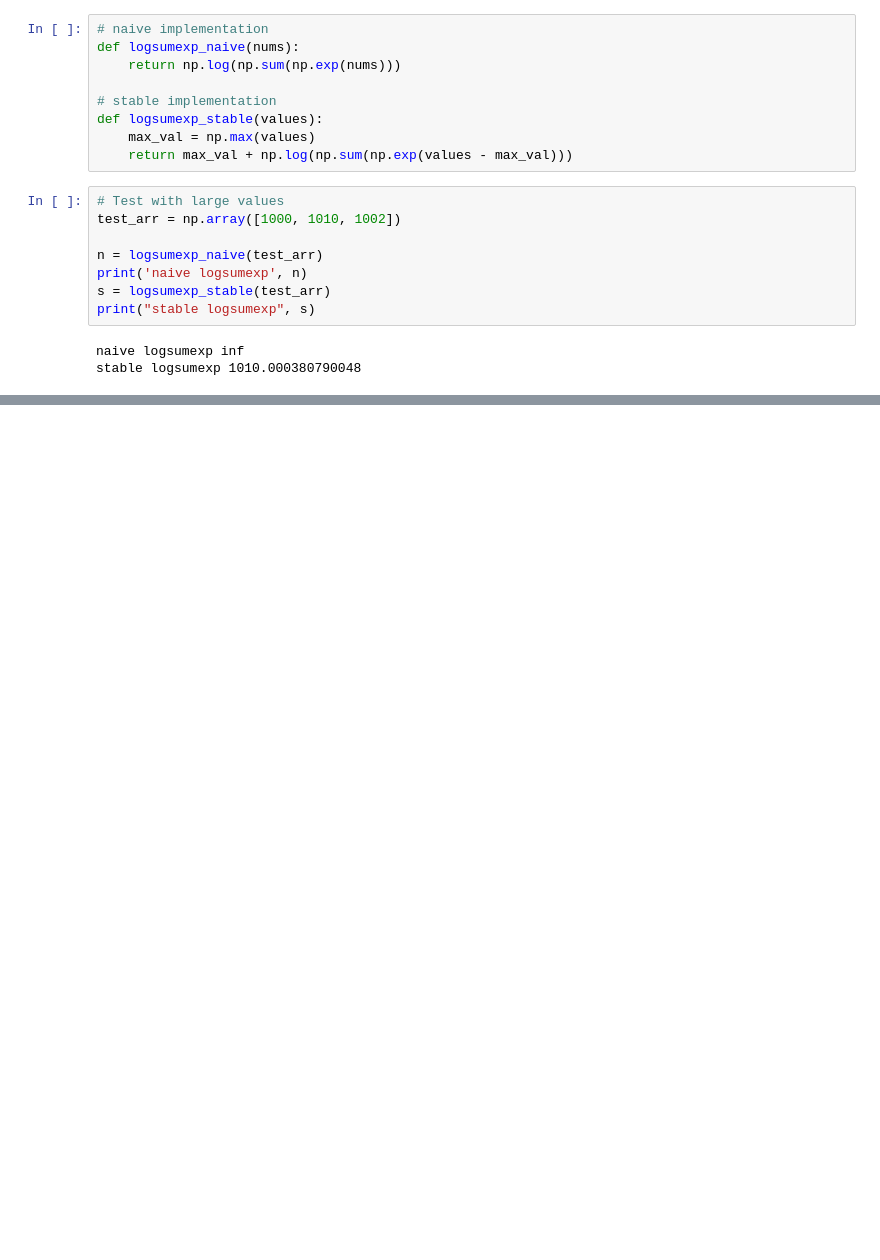
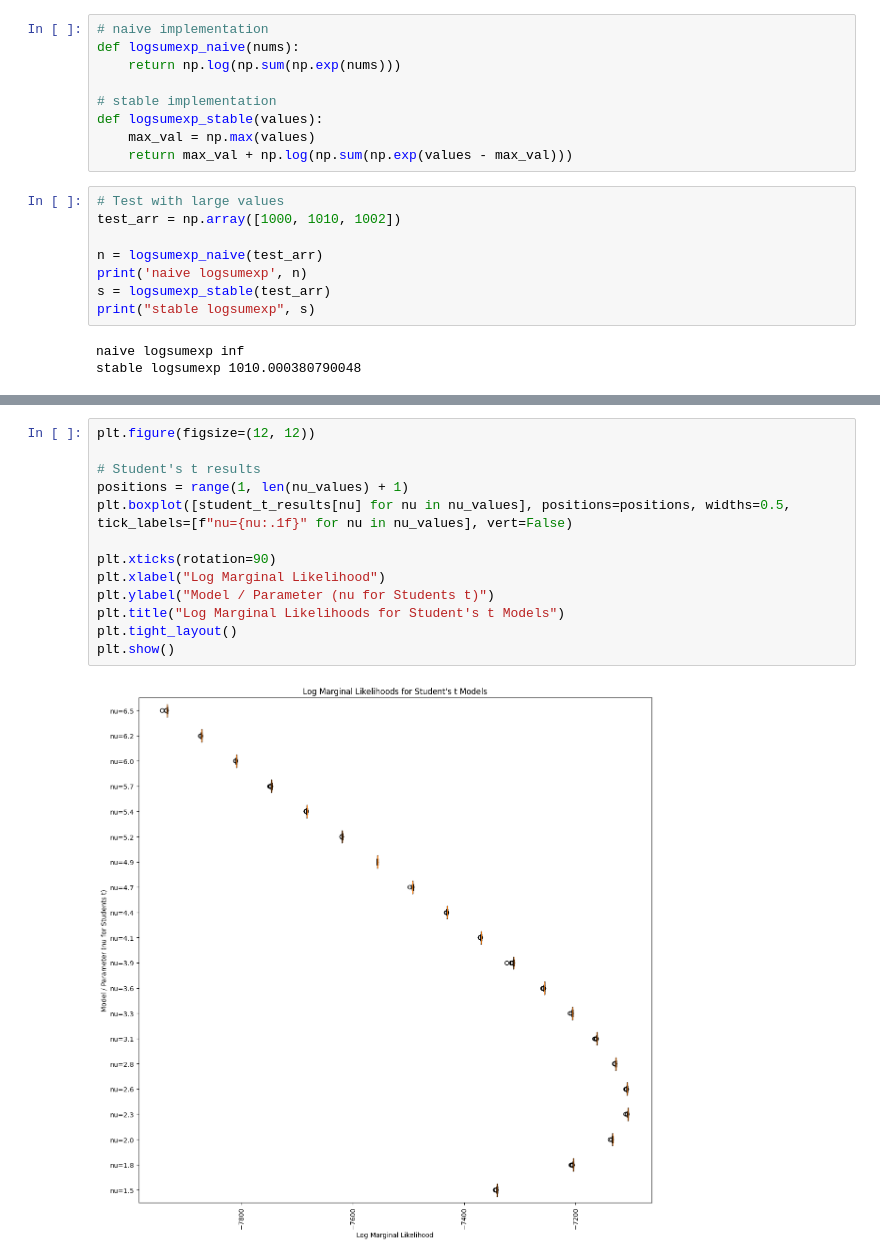
Before and after one commit to sallsdagrate/SNIS-Estimator, a Jupyter notebook: cw1.1.ipynb, the cells around one changed output, grey strips where cells are left out. Cells and saved outputs as stored; diff of their text form; blank space fills up the shorter version.

```diff
--- a/cw1.1.ipynb
+++ b/cw1.1.ipynb
@@ -353,0 +462,15 @@ Student t: -7585.219014188021
+# %%
+plt.figure(figsize=(12, 12))
+
+# Student's t results
+positions = range(1, len(nu_values) + 1)
+plt.boxplot([student_t_results[nu] for nu in nu_values], positions=positions, widths=0.5, tick_labels=[f"nu={nu:.1f}" for nu in nu_values], vert=False)
+
+plt.xticks(rotation=90)
+plt.xlabel("Log Marginal Likelihood")
+plt.ylabel("Model / Parameter (nu for Students t)")
+plt.title("Log Marginal Likelihoods for Student's t Models")
+plt.tight_layout()
+plt.show()
+# %% [output]
+[figure, added]
```
Also changed, not shown: parts of 33 cells of this notebook, 22 other files.
